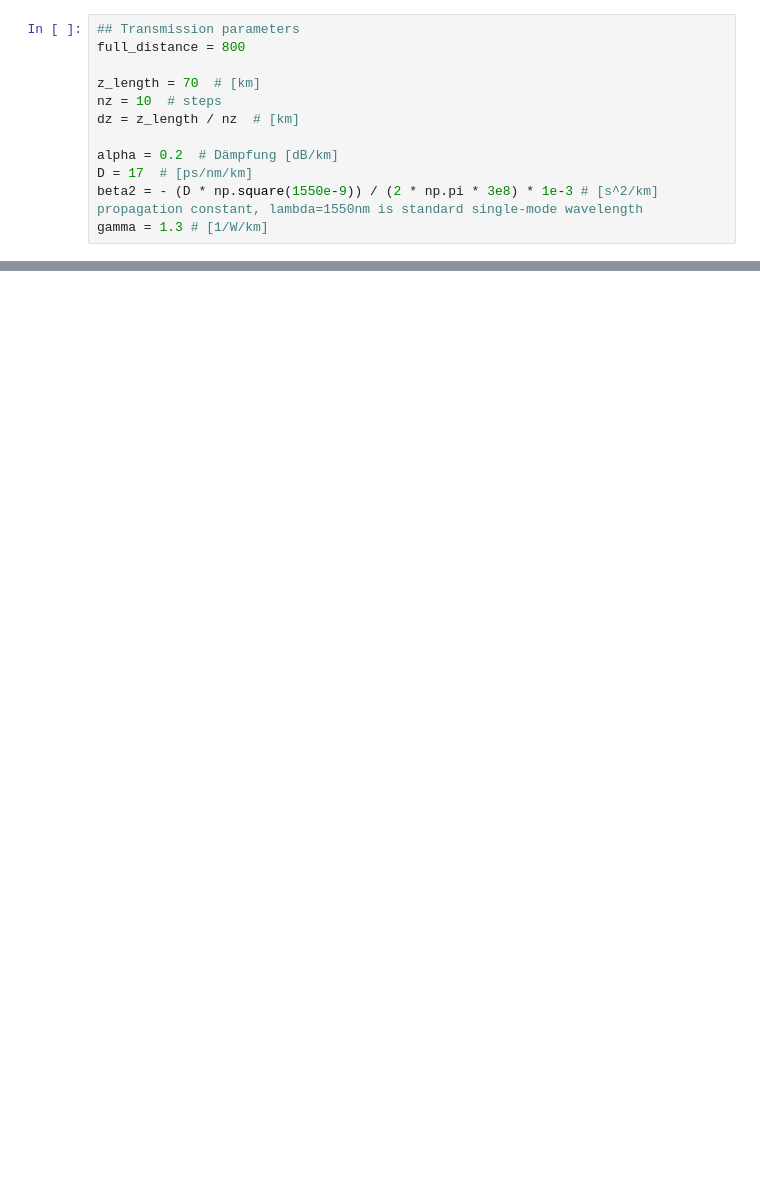
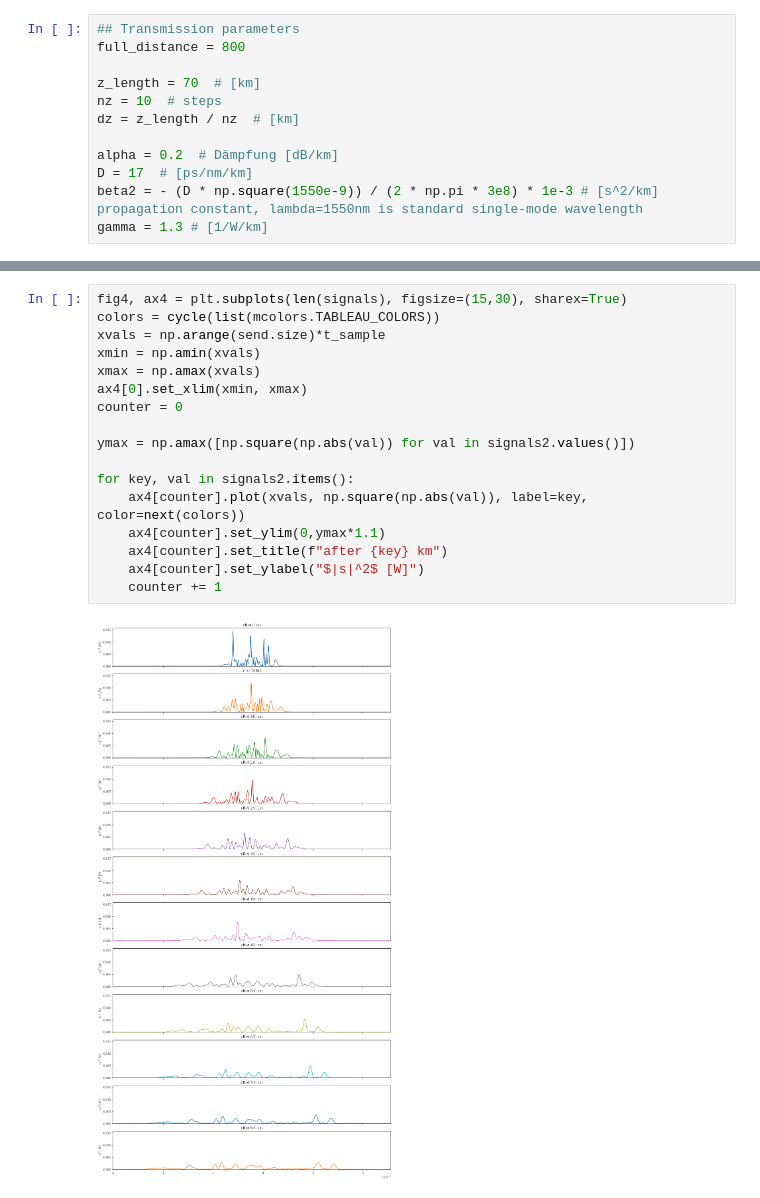
Before and after one commit to domrim/bachelorarbeit-code, a Jupyter notebook: jupyter-notebooks/eval/long_distance.ipynb, the cells around one changed output, grey strips where cells are left out. Saved outputs shown, nothing was run; the diff lists cells and outputs as text; blank space fills up the shorter version.

```diff
--- a/jupyter-notebooks/eval/long_distance.ipynb
+++ b/jupyter-notebooks/eval/long_distance.ipynb
@@ -131,0 +224,19 @@ fig1.savefig(f"{output_path}{output_fname}.pdf", bbox_inches='tight')
+# %%
+fig4, ax4 = plt.subplots(len(signals), figsize=(15,30), sharex=True)
+colors = cycle(list(mcolors.TABLEAU_COLORS))
+xvals = np.arange(send.size)*t_sample
+xmin = np.amin(xvals)
+xmax = np.amax(xvals)
+ax4[0].set_xlim(xmin, xmax)
+counter = 0
+
+ymax = np.amax([np.square(np.abs(val)) for val in signals2.values()])
+
+for key, val in signals2.items():
+    ax4[counter].plot(xvals, np.square(np.abs(val)), label=key, color=next(colors))
+    ax4[counter].set_ylim(0,ymax*1.1)
+    ax4[counter].set_title(f"after {key} km")
+    ax4[counter].set_ylabel("$|s|^2$ [W]")
+    counter += 1
+# %% [output]
+[figure, added]
```
Also changed, not shown: parts of 9 cells of this notebook, 2 other files.
